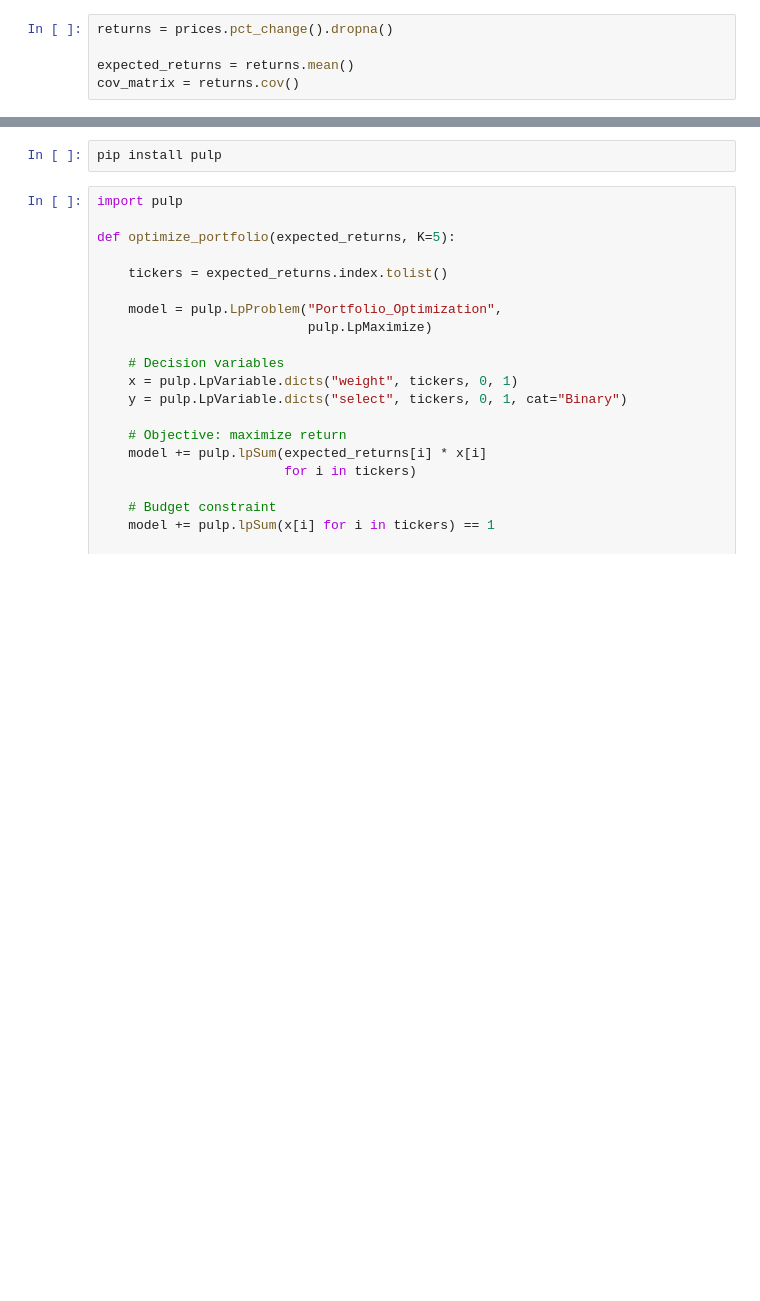
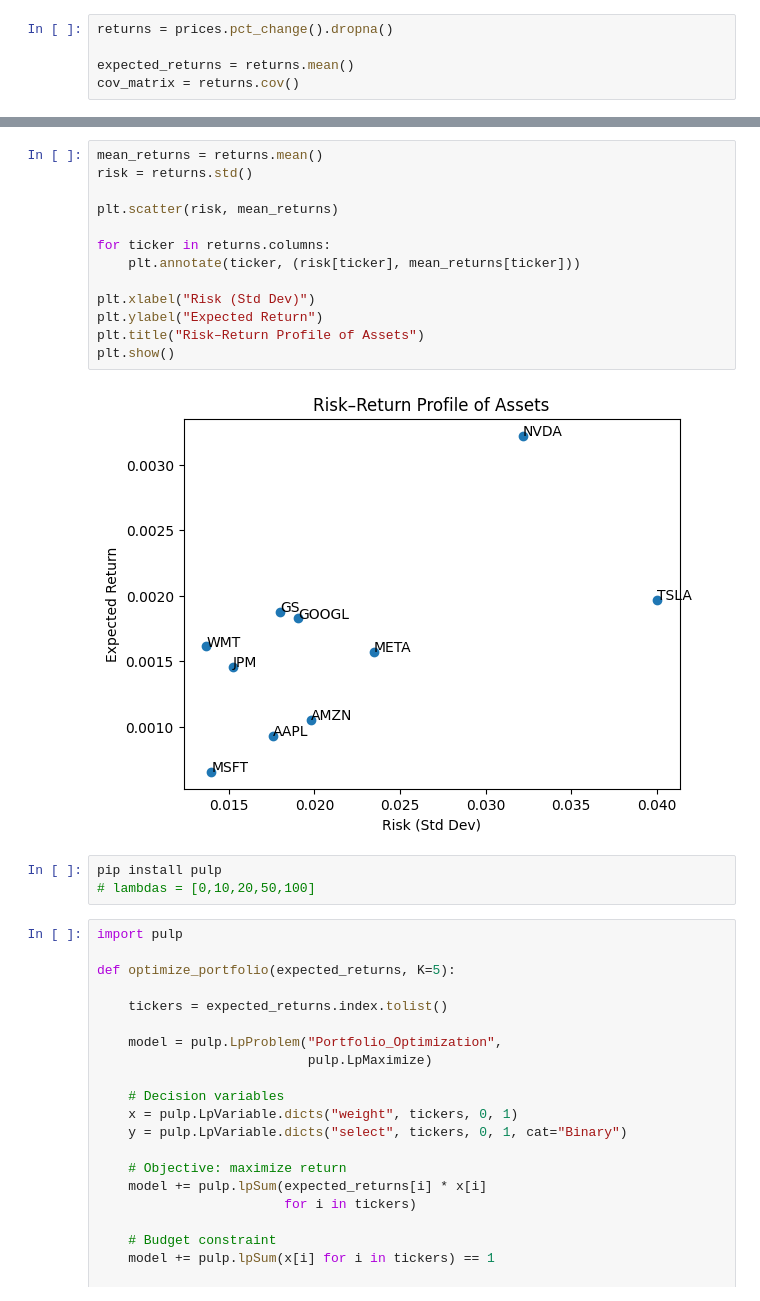
Before and after one commit to ms25940640/OM_Assignment, a Jupyter notebook: E_MILP.ipynb, the cells around one changed output, grey strips where cells are left out. Saved outputs shown, nothing was run; the diff lists cells and outputs as text; blank space fills up the shorter version.

```diff
--- a/E_MILP.ipynb
+++ b/E_MILP.ipynb
@@ -59,5 +81,21 @@ ModuleNotFoundError: No module named 'matplotlib'
+# %%
+mean_returns = returns.mean()
+risk = returns.std()
+
+plt.scatter(risk, mean_returns)
+
+for ticker in returns.columns:
+    plt.annotate(ticker, (risk[ticker], mean_returns[ticker]))
+
+plt.xlabel("Risk (Std Dev)")
+plt.ylabel("Expected Return")
+plt.title("Risk–Return Profile of Assets")
+plt.show()
+# %% [output]
+[figure, added]
 # %%
 pip install pulp
+# lambdas = [0,10,20,50,100]
 # %%
 import pulp
 
```
Also changed, not shown: parts of 10 cells of this notebook.
